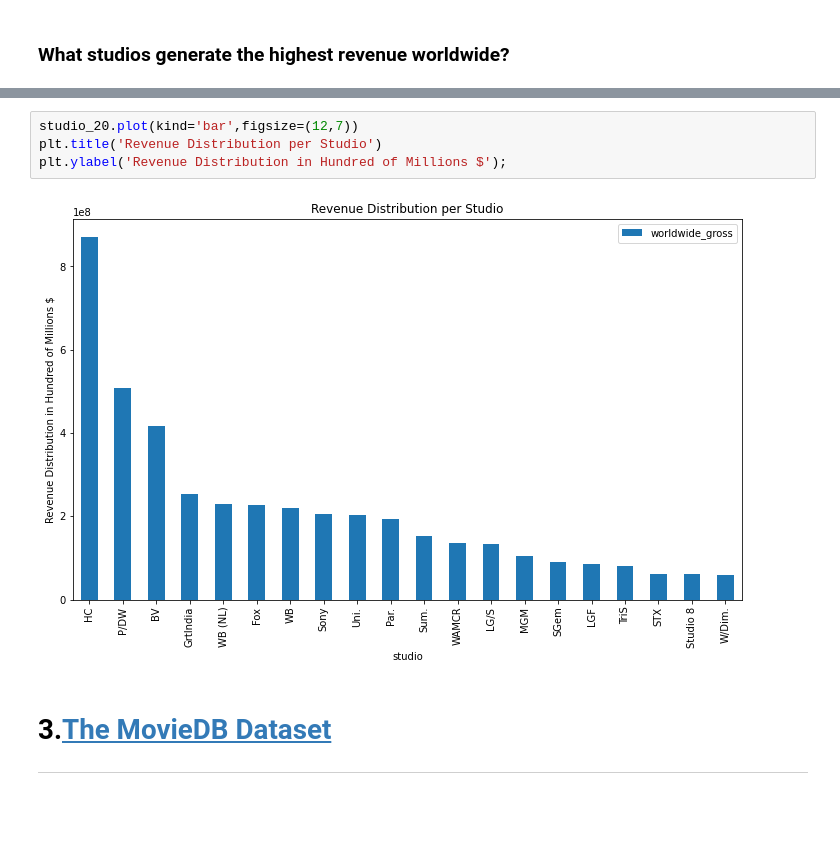
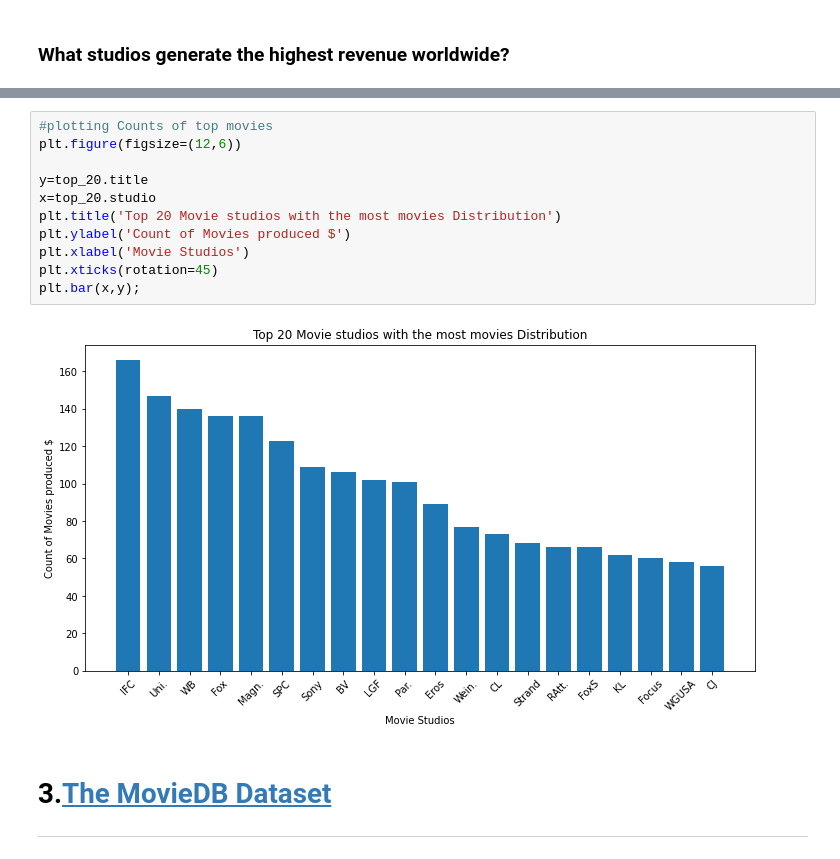
Before and after one commit to nkevin90/Phase-1-Project, a Jupyter notebook: student.ipynb, the cells around one changed output, grey strips where cells are left out. Cells and saved outputs as stored; diff of their text form; blank space fills up the shorter version.

```diff
--- a/student.ipynb
+++ b/student.ipynb
@@ -277,9 +284,16 @@ studio_20=studio_20[:20]
-# %%
-studio_20.plot(kind='bar',figsize=(12,7))
-plt.title('Revenue Distribution per Studio')
-plt.ylabel('Revenue Distribution in Hundred of Millions $');
-# %% [output]
-[figure, removed]
+# %%
+#plotting Counts of top movies
+plt.figure(figsize=(12,6))
+
+y=top_20.title
+x=top_20.studio
+plt.title('Top 20 Movie studios with the most movies Distribution')
+plt.ylabel('Count of Movies produced $')
+plt.xlabel('Movie Studios')
+plt.xticks(rotation=45)
+plt.bar(x,y);
+# %% [output]
+[figure, added]
 # %% [markdown]
 # 3.[The MovieDB Dataset](https://www.themoviedb.org/)
 ***
```
Also changed, not shown: parts of 30 cells of this notebook.
